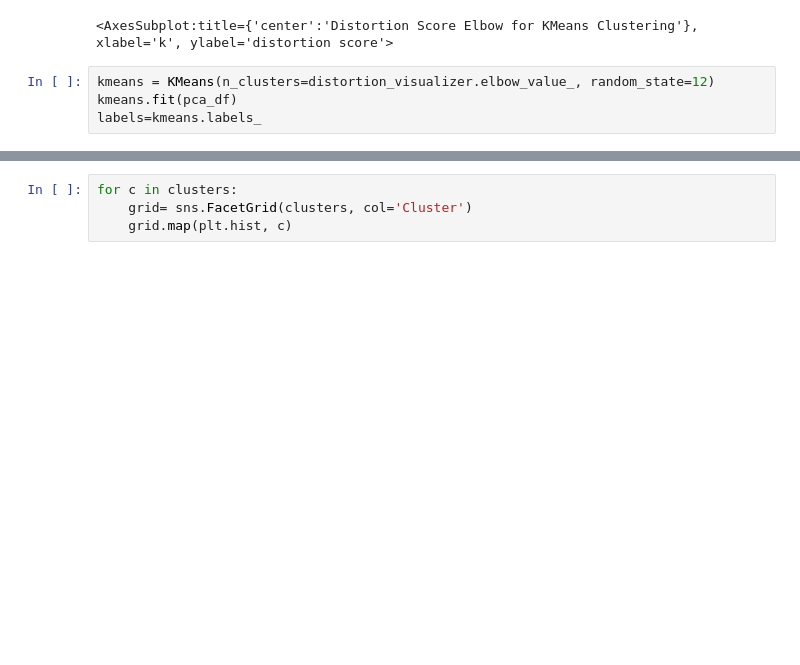
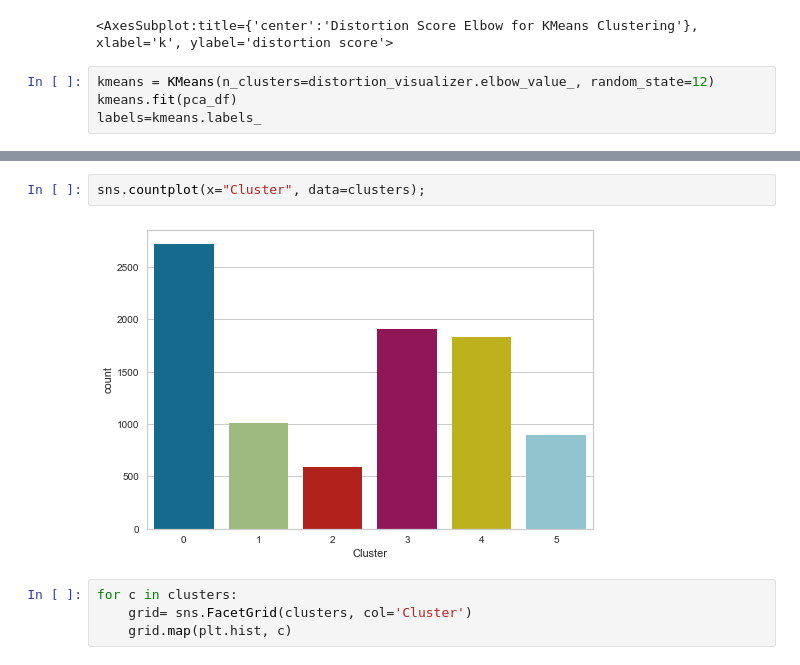
Before and after one commit to kedarghule/Bank-Customer-Segementation-Using-Unsupervised-Learning, a Jupyter notebook: Bank_Customer_Segmentation.ipynb, the cells around one changed output, grey strips where cells are left out. Saved outputs shown, nothing was run; the diff lists cells and outputs as text; blank space fills up the shorter version.

```diff
--- a/Bank_Customer_Segmentation.ipynb
+++ b/Bank_Customer_Segmentation.ipynb
@@ -219,6 +253,10 @@ clusters.head()
 | 2 | 2495.148862 | 1.000000 | 773.17 | 773.17 | 0.0 | 0.000000 | ... |
 | 3 | 1666.670542 | 0.636364 | 1499.00 | 1499.00 | 0.0 | 205.788017 | ... |
 | 4 | 817.714335 | 1.000000 | 16.00 | 16.00 | 0.0 | 0.000000 | ... |
+# %%
+sns.countplot(x="Cluster", data=clusters);
+# %% [output]
+[figure, added]
 # %%
 for c in clusters:
     grid= sns.FacetGrid(clusters, col='Cluster')
```
Also changed, not shown: parts of 5 cells of this notebook.
